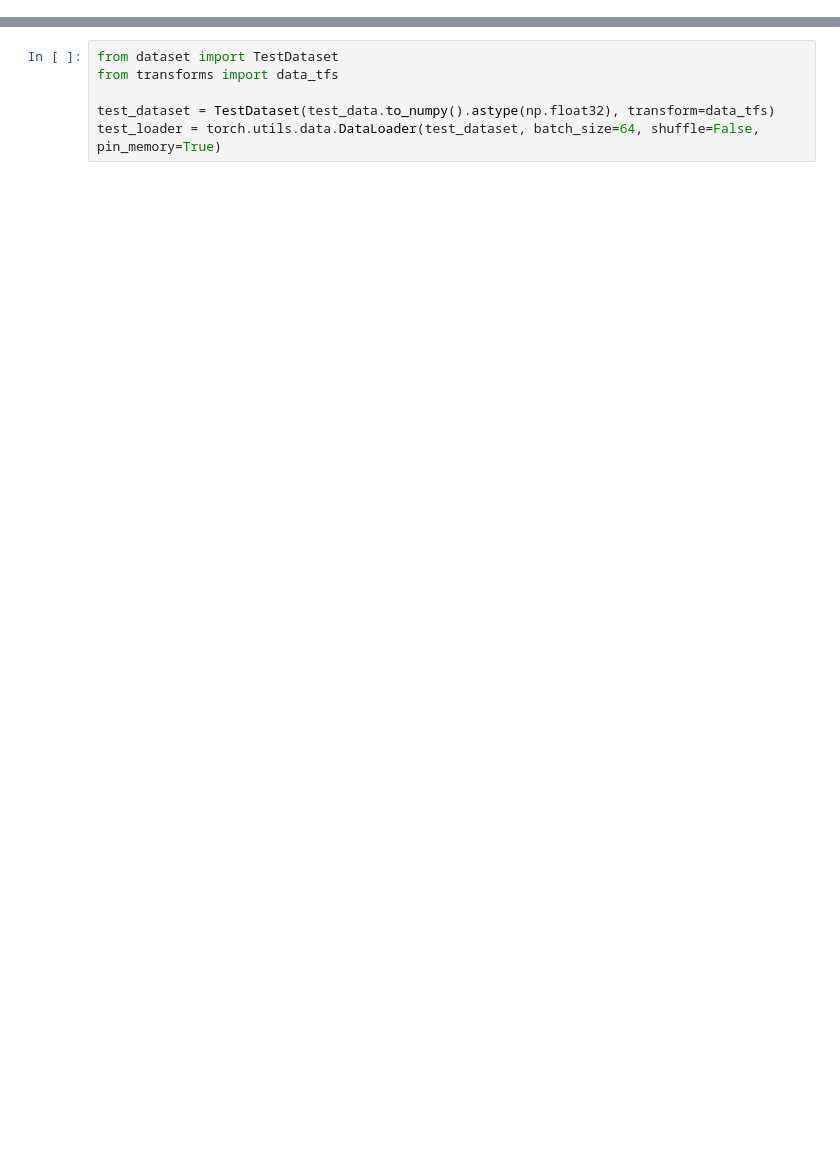
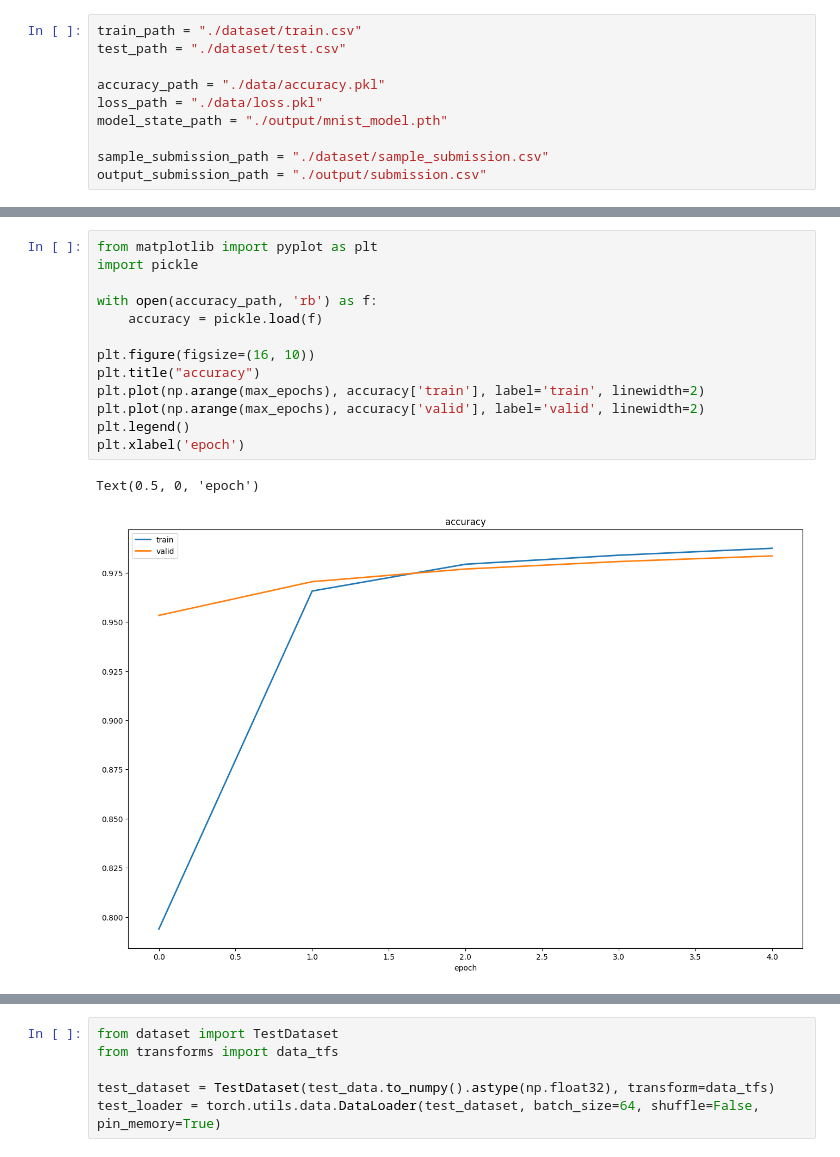
Before and after one commit to Brotiger/ml-mnist-destributed_cnn, a Jupyter notebook: mnist-pytorch-cnn.ipynb, the cells around one changed output, grey strips where cells are left out. Drawn from its saved outputs; the diff is of its cells as text; blank space fills up the shorter version.

```diff
--- a/mnist-pytorch-cnn.ipynb
+++ b/mnist-pytorch-cnn.ipynb
@@ -4,3 +1,13 @@ output_dir = "./output"
+# %%
+train_path = "./dataset/train.csv"
+test_path = "./dataset/test.csv"
+
+accuracy_path = "./data/accuracy.pkl"
+loss_path = "./data/loss.pkl"
+model_state_path = "./output/mnist_model.pth"
+
+sample_submission_path = "./dataset/sample_submission.csv"
+output_submission_path = "./output/submission.csv"
 # %%
 import numpy as np
 import torch
@@ -39,0 +45,16 @@ Loader: valid, accuracy 0.9885714285714285, loss: 0.03391613965612595
+# %%
+from matplotlib import pyplot as plt
+import pickle
+
+with open(accuracy_path, 'rb') as f:
+    accuracy = pickle.load(f)
+
+plt.figure(figsize=(16, 10))
+plt.title("accuracy")
+plt.plot(np.arange(max_epochs), accuracy['train'], label='train', linewidth=2)
+plt.plot(np.arange(max_epochs), accuracy['valid'], label='valid', linewidth=2)
+plt.legend()
+plt.xlabel('epoch')
+# %% [output]
+Text(0.5, 0, 'epoch')
+[figure, added]
```
Also changed, not shown: parts of 10 cells of this notebook, 2 other files.
